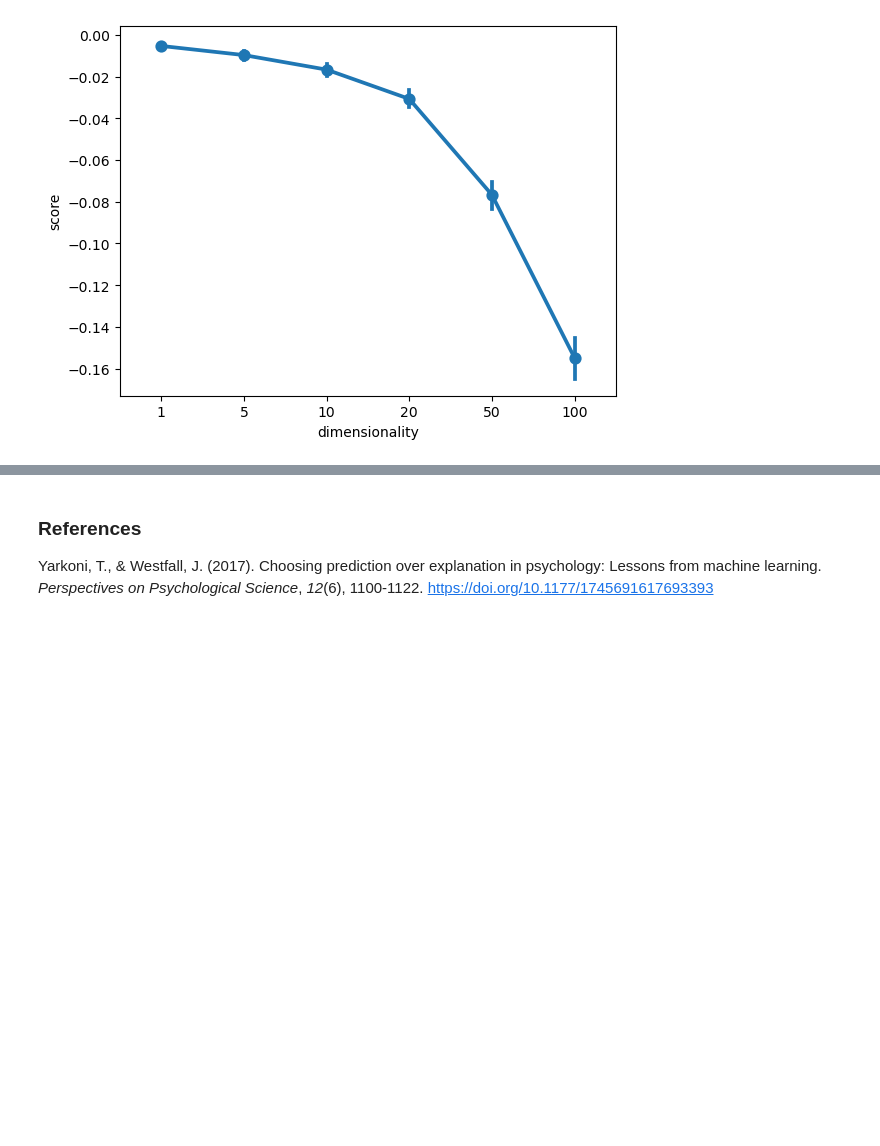
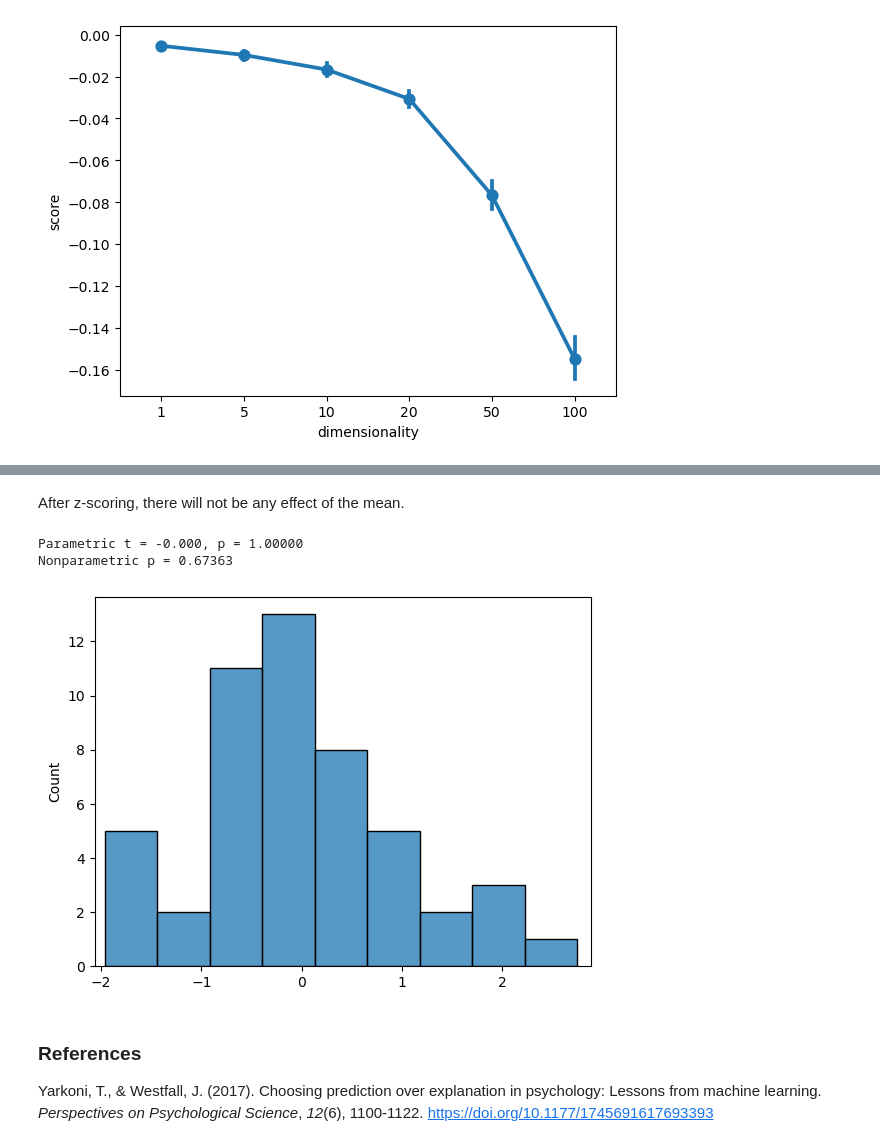
Before and after one commit to snastase/tutorials, a Jupyter notebook: overfitting.ipynb, the cells around one changed output, grey strips where cells are left out. Saved outputs shown, nothing was run; the diff lists cells and outputs as text; code cells hidden in the pictures; blank space fills up the shorter version.

```diff
--- a/overfitting.ipynb
+++ b/overfitting.ipynb
@@ -100,3 +171,23 @@ sns.pointplot(x='dimensionality', y='score', data=results_df);
+# %% [markdown]
+After z-scoring, there will not be any effect of the mean.
+# %%
+scores_z = zscore(scores)
+xlim_upper = 1.05 * np.max(scores_z)
+xlim_lower = 1.05 * np.min(scores_z) if np.min(scores_z) < 0 else 0
+
+fig, ax = plt.subplots()
+sns.histplot(scores_z);
+ax.set_xlim(xlim_lower, xlim_upper);
+
+t, p = ttest_1samp(scores_z, popmean=0)
+_, pw = wilcoxon(scores_z)
+
+print(f"Parametric t = {t:.3f}, p = {p:.5f}")
+print(f"Nonparametric p = {pw:.5f}")
+# %% [output]
+Parametric t = -0.000, p = 1.00000
+Nonparametric p = 0.67363
+[figure, added]
 # %% [markdown]
 ### References
 Yarkoni, T., & Westfall, J. (2017). Choosing prediction over explanation in psychology: Lessons from machine learning. *Perspectives on Psychological Science*, *12*(6), 1100-1122. https://doi.org/10.1177/1745691617693393
```
Also changed, not shown: parts of 8 cells of this notebook.
